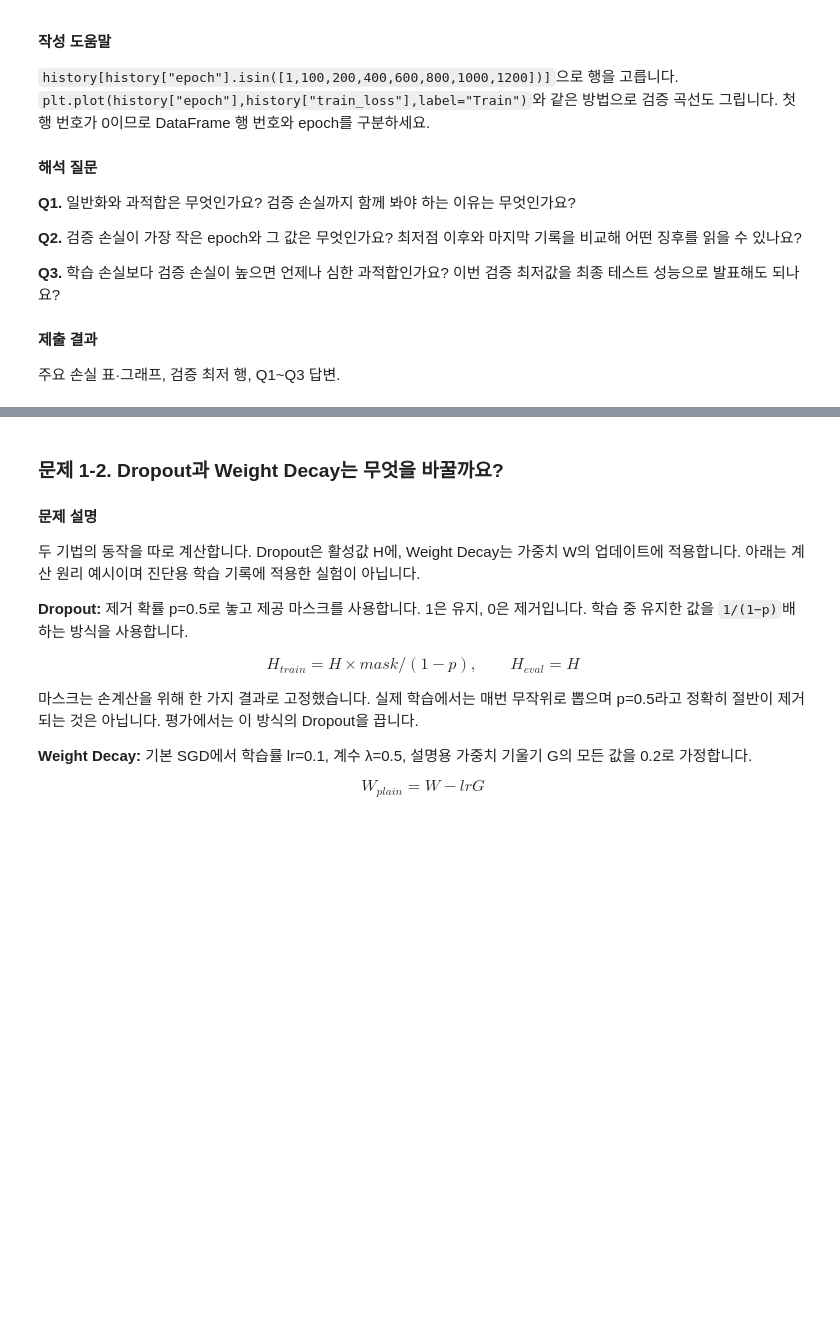
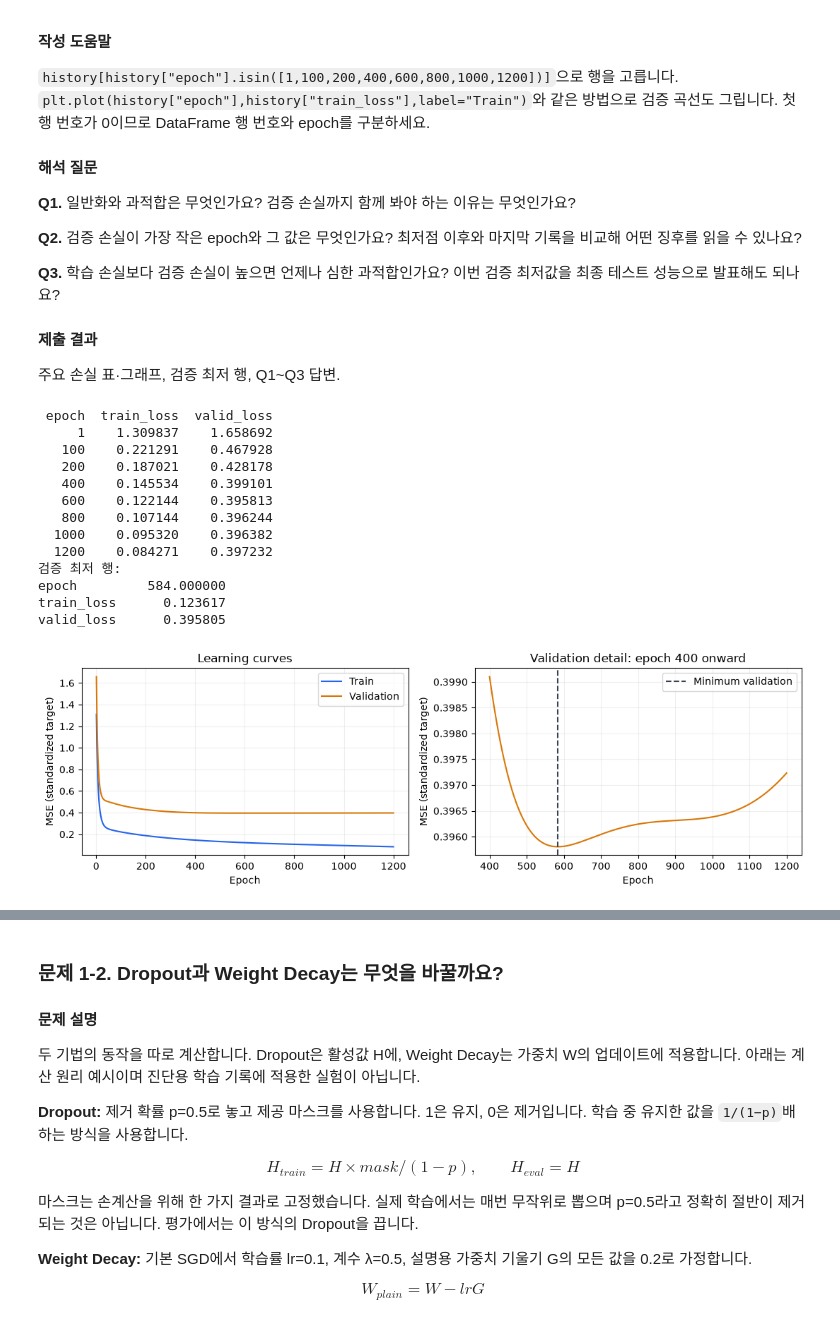
Before and after one commit to prohayo33/Kant_study, a Jupyter notebook: deep-learning/5장1강 일반화와 학습 안정화 기법 실습문제.ipynb, the cells around one changed output, grey strips where cells are left out. Cells and saved outputs as stored; diff of their text form; code cells hidden in the pictures; blank space fills up the shorter version.

```diff
--- a/deep-learning/5장1강 일반화와 학습 안정화 기법 실습문제.ipynb
+++ b/deep-learning/5장1강 일반화와 학습 안정화 기법 실습문제.ipynb
@@ -170,7 +170,7 @@ import pandas as pd
 import numpy as np
 import matplotlib.pyplot as plt
 
-data_path = Path("concrete_data.csv")
+data_path = Path("C:/Users/jihun/OneDrive/Desktop/DS 실습자료/LV2/딥러닝/DATA/1,2,5장/concrete_data.csv")
 if not data_path.exists():
     data_path = Path("concrete_data(1).csv")
 original = pd.read_csv(data_path)
@@ -324,10 +346,53 @@ print("Early Stopping 판단 함수 준비 완료")
 # %%
 # history, checkpoints = train_demo()
 # selected = history[history["epoch"].isin([1,100,200,400,600,800,1000,1200])]
 # print(selected)
 # best_row = ...
 
 # 학습·검증 손실을 그리고 결과를 해석하세요.
+# 실제로 학습하여 손실 표와 파라미터 사본을 받습니다.
+history, checkpoints = train_demo()
+selected = history[history["epoch"].isin([1,100,200,400,600,800,1000,1200])]
+# 최소값의 행 번호로 행 전체를 고른 뒤 epoch를 읽습니다.
+best_row = history.loc[history["valid_loss"].idxmin()]
+print(selected.round(8).to_string(index=False))
+print("검증 최저 행:")
+print(best_row.round(8).to_string())
+
+fig, axes = plt.subplots(1, 2, figsize=(11, 3.6))
+axes[0].plot(history["epoch"], history["train_loss"], label="Train", color="#2563eb")
+axes[0].plot(history["epoch"], history["valid_loss"], label="Validation", color="#d97706")
+axes[0].set_title("Learning curves")
+axes[0].set_xlabel("Epoch")
+axes[0].set_ylabel("MSE (standardized target)")
+axes[0].legend()
+# 같은 기록의 뒷부분을 확대해 작은 검증 변화를 확인합니다.
+late = history[history["epoch"] >= 400]
+axes[1].plot(late["epoch"], late["valid_loss"], color="#d97706")
+axes[1].axvline(best_row["epoch"], color="#374151", linestyle="--", label="Minimum validation")
+axes[1].set_title("Validation detail: epoch 400 onward")
+axes[1].set_xlabel("Epoch")
+axes[1].set_ylabel("MSE (standardized target)")
+axes[1].legend()
+for ax in axes:
+    ax.grid(alpha=0.2)
+fig.tight_layout()
+plt.show()
+# %% [output]
+ epoch  train_loss  valid_loss
+     1    1.309837    1.658692
+   100    0.221291    0.467928
+   200    0.187021    0.428178
+   400    0.145534    0.399101
+   600    0.122144    0.395813
+   800    0.107144    0.396244
+  1000    0.095320    0.396382
+  1200    0.084271    0.397232
+검증 최저 행:
+epoch         584.000000
+train_loss      0.123617
+valid_loss      0.395805
+[figure, added]
 # %% [markdown]
 #### 답변 작성란
 
```
Also changed, not shown: parts of 12 cells of this notebook, 2 other files.
